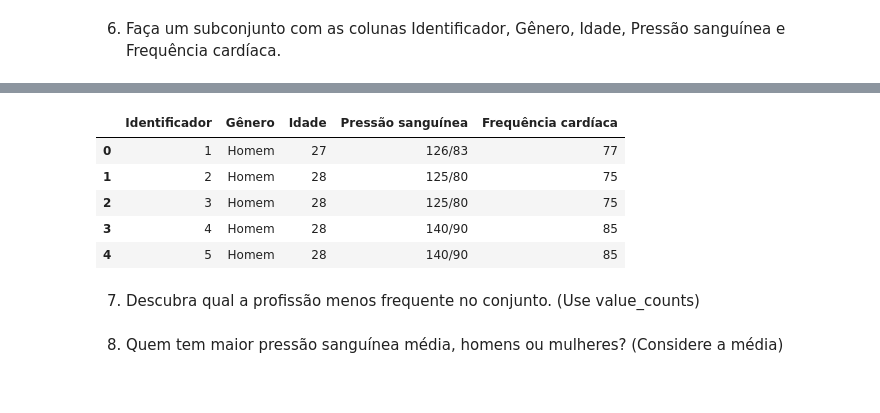
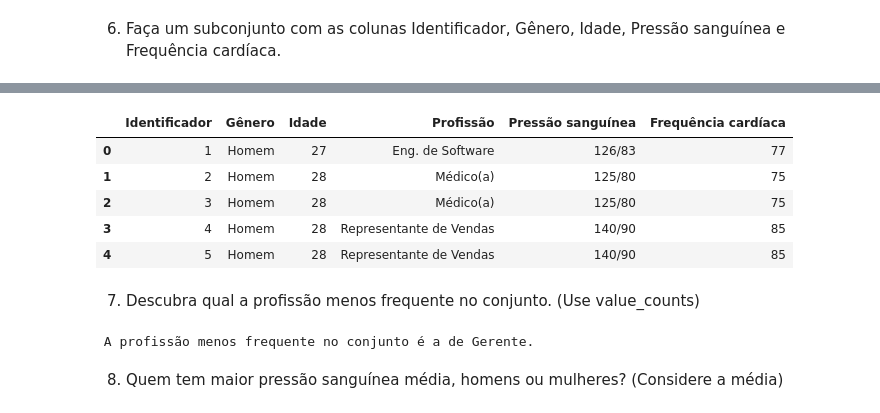
Before and after one commit to bellabrandoni/LocalizaDataAnlytics-Womakers, a Jupyter notebook: Exercicio Analise de dados/DesafioFinal.ipynb, the cells around one changed output, grey strips where cells are left out. Drawn from its saved outputs; the diff is of its cells as text; code cells hidden in the pictures.

Commit message:
Entrega do desafio de análise de dados com Pandas

```diff
--- a/Exercicio Analise de dados/DesafioFinal.ipynb
+++ b/Exercicio Analise de dados/DesafioFinal.ipynb
@@ -33,6 +33,8 @@ df.head()
 | 3 | 4 | Homem | 28 | Representante de Vendas | 5.9 | 4 | 30 | ... |
 | 4 | 5 | Homem | 28 | Representante de Vendas | 5.9 | 4 | 30 | ... |
 # %%
+#copiando base de dados
+df_sono = df.copy()
 #Mudando nomes das colunas
 #criando variavel que receb um dicionario comparando nomes antigos e substituindo por  novos nomes
 novas_colunas = {'ID': ' Identificador',
@@ -41,7 +43,7 @@ novas_colunas = {'ID': ' Identificador',
                 'Categoria BMI': 'Categoria IMC'}
 
 #função de rename
-df.rename(columns= novas_colunas, inplace=True)
+df_sono.rename(columns= novas_colunas, inplace=True)
 #lendo novas colunas
 df.head()
 # %% [output]
@@ -249,26 +228,30 @@ df_sono.head()
 | 3 | 4 | Homem | 28 | Representante de Vendas | 5.9 | 4 | 30 | ... |
 | 4 | 5 | Homem | 28 | Representante de Vendas | 5.9 | 4 | 30 | ... |
 # %%
-df_sono = df_sono.drop(columns=['Profissão',
-                                'Duração do sono',
+df_sono = df_sono.drop(columns=['Duração do sono',
                                 'Qualidade do sono',
                                 'Nível de atividade física',
                                 'Nível de estresse',
                                 'Categoria IMC',
                                 'Passos diários',
                                 'Distúrbio do sono'
                                 ])
 df_sono.head()
 # %% [output]
-|  | Identificador | Gênero | Idade | Pressão sanguínea | Frequência cardíaca |
-| 0 | 1 | Homem | 27 | 126/83 | 77 |
-| 1 | 2 | Homem | 28 | 125/80 | 75 |
-| 2 | 3 | Homem | 28 | 125/80 | 75 |
-| 3 | 4 | Homem | 28 | 140/90 | 85 |
-| 4 | 5 | Homem | 28 | 140/90 | 85 |
+|  | Identificador | Gênero | Idade | Profissão | Pressão sanguínea | Frequência cardíaca |
+| 0 | 1 | Homem | 27 | Eng. de Software | 126/83 | 77 |
+| 1 | 2 | Homem | 28 | Médico(a) | 125/80 | 75 |
+| 2 | 3 | Homem | 28 | Médico(a) | 125/80 | 75 |
+| 3 | 4 | Homem | 28 | Representante de Vendas | 140/90 | 85 |
+| 4 | 5 | Homem | 28 | Representante de Vendas | 140/90 | 85 |
 # %% [markdown]
 7. Descubra qual a profissão menos frequente no conjunto. (Use
 value_counts)
+# %%
+profissao_min = df_sono['Profissão'].value_counts().idxmin()
+print(f' A profissão menos frequente no conjunto é a de {profissao_min}.')
+# %% [output]
+ A profissão menos frequente no conjunto é a de Gerente.
 # %% [markdown]
 8. Quem tem maior pressão sanguínea média, homens ou mulheres?
 (Considere a média)
```
Also changed, not shown: parts of 8 cells of this notebook.
